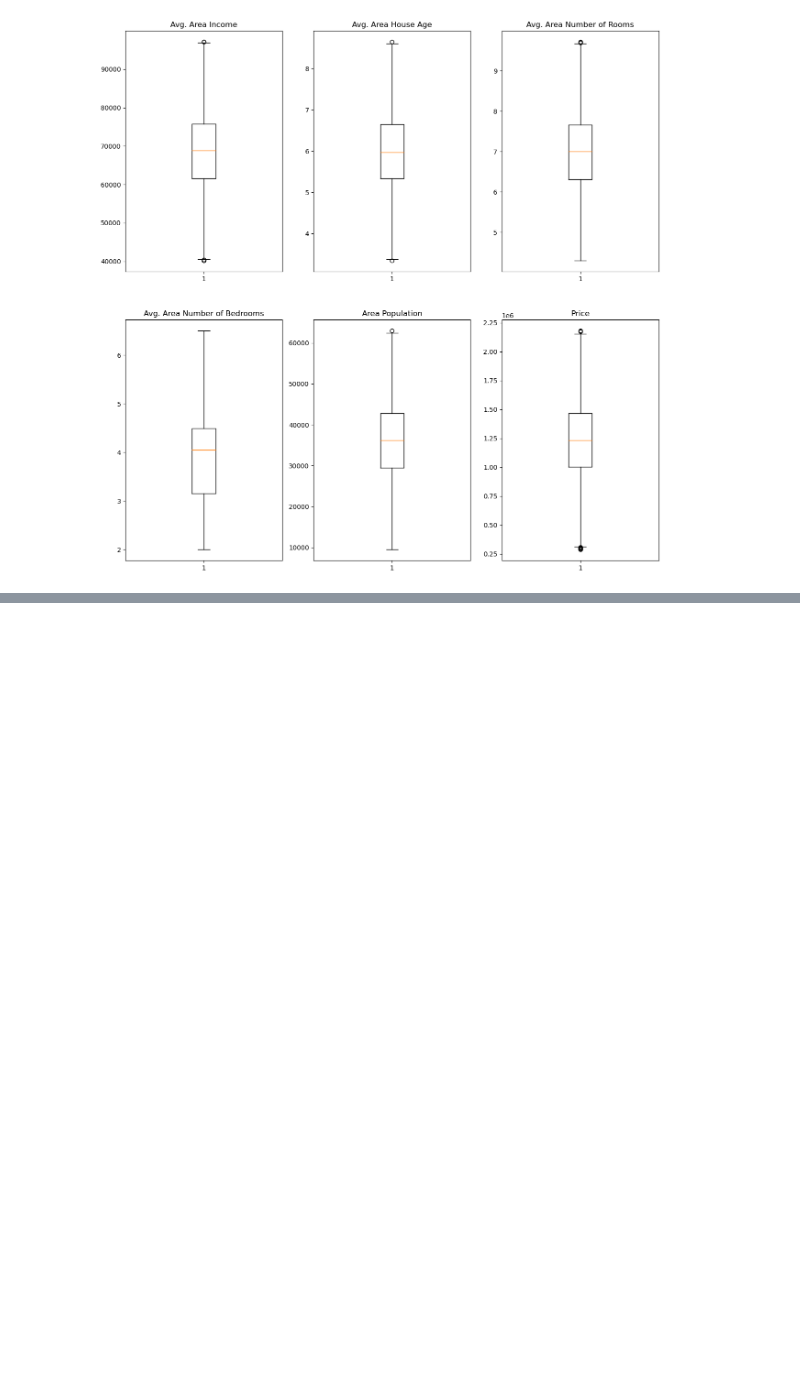
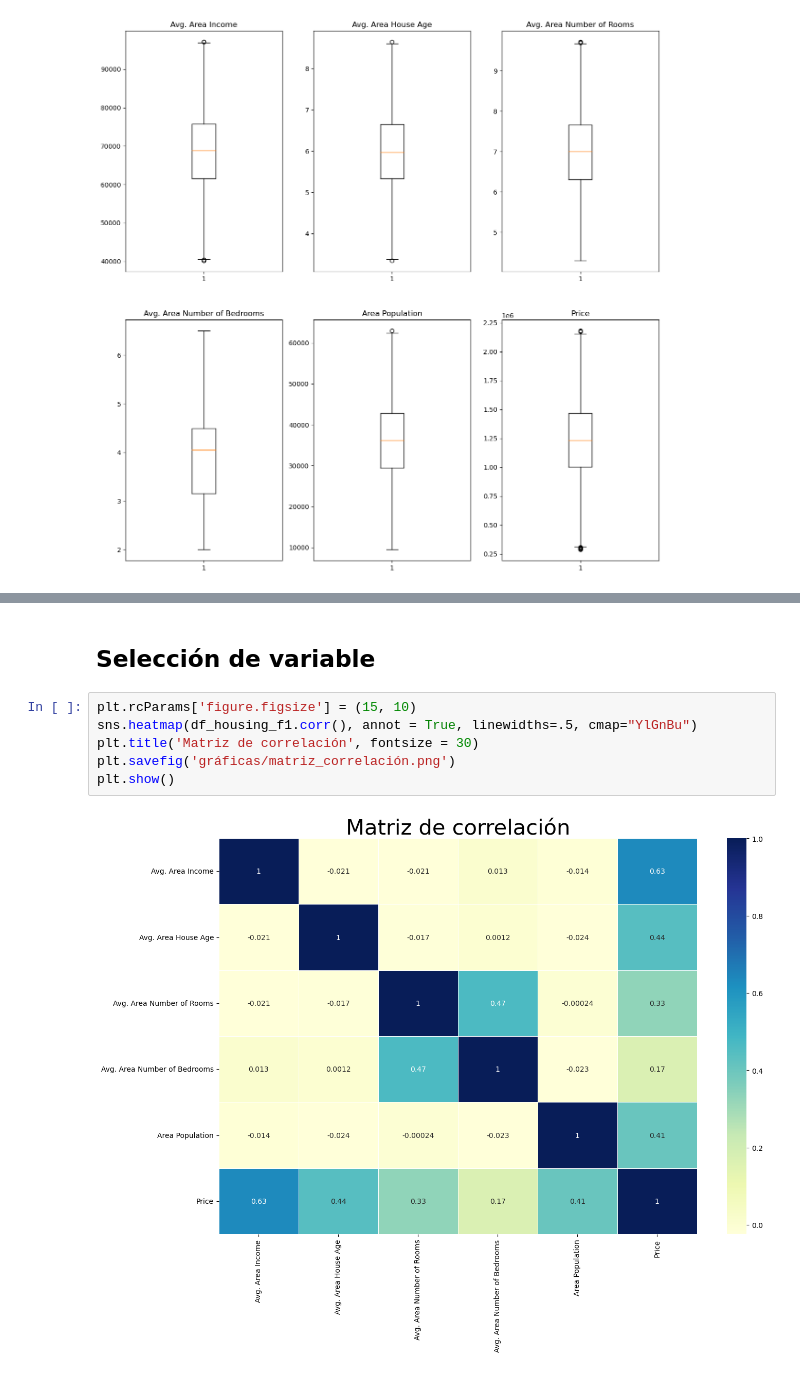
Before and after one commit to mgonzalz/USA_Housing, a Jupyter notebook: usa_housing.ipynb, the cells around one changed output, grey strips where cells are left out. Drawn from its saved outputs; the diff is of its cells as text; blank space fills up the shorter version.

```diff
--- a/usa_housing.ipynb
+++ b/usa_housing.ipynb
@@ -150,0 +183,10 @@ plt.show()
+# %% [markdown]
+## Selección de variable
+# %%
+plt.rcParams['figure.figsize'] = (15, 10)
+sns.heatmap(df_housing_f1.corr(), annot = True, linewidths=.5, cmap="YlGnBu")
+plt.title('Matriz de correlación', fontsize = 30)
+plt.savefig('gráficas/matriz_correlación.png')
+plt.show()
+# %% [output]
+[figure, added]
```
Also changed, not shown: parts of 9 cells of this notebook, 2 other files.
